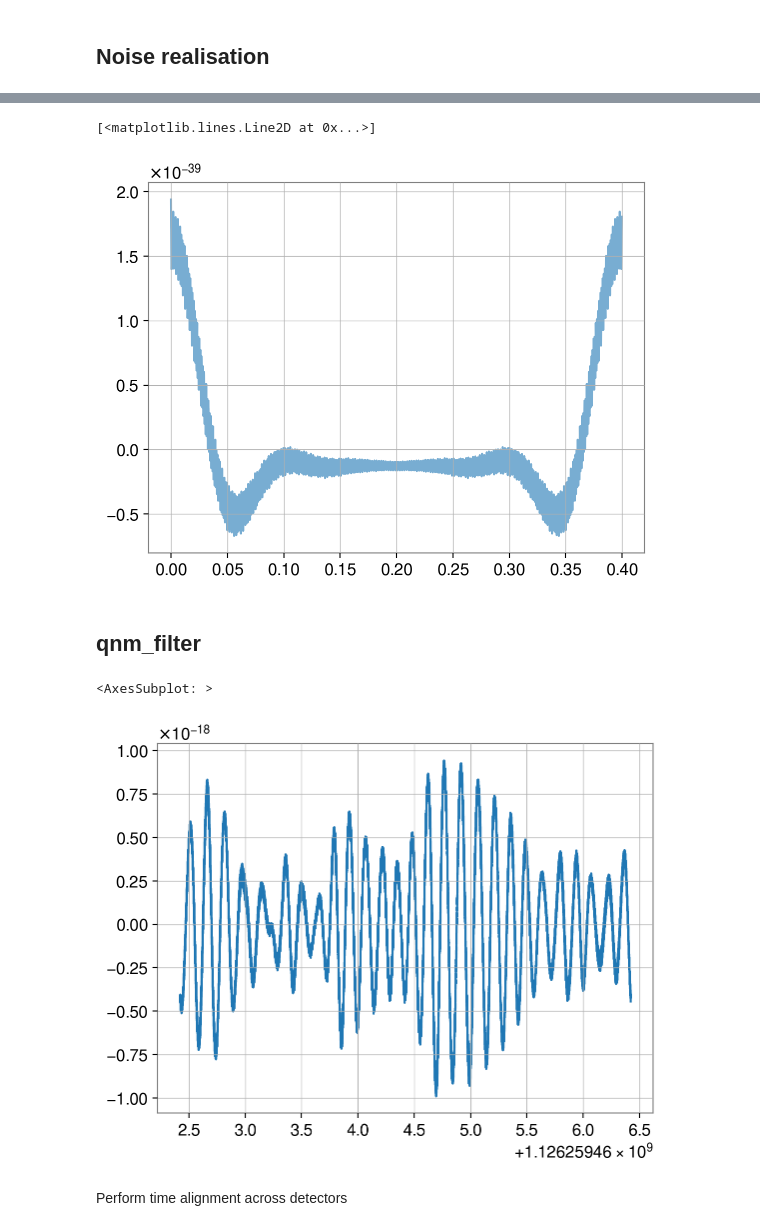
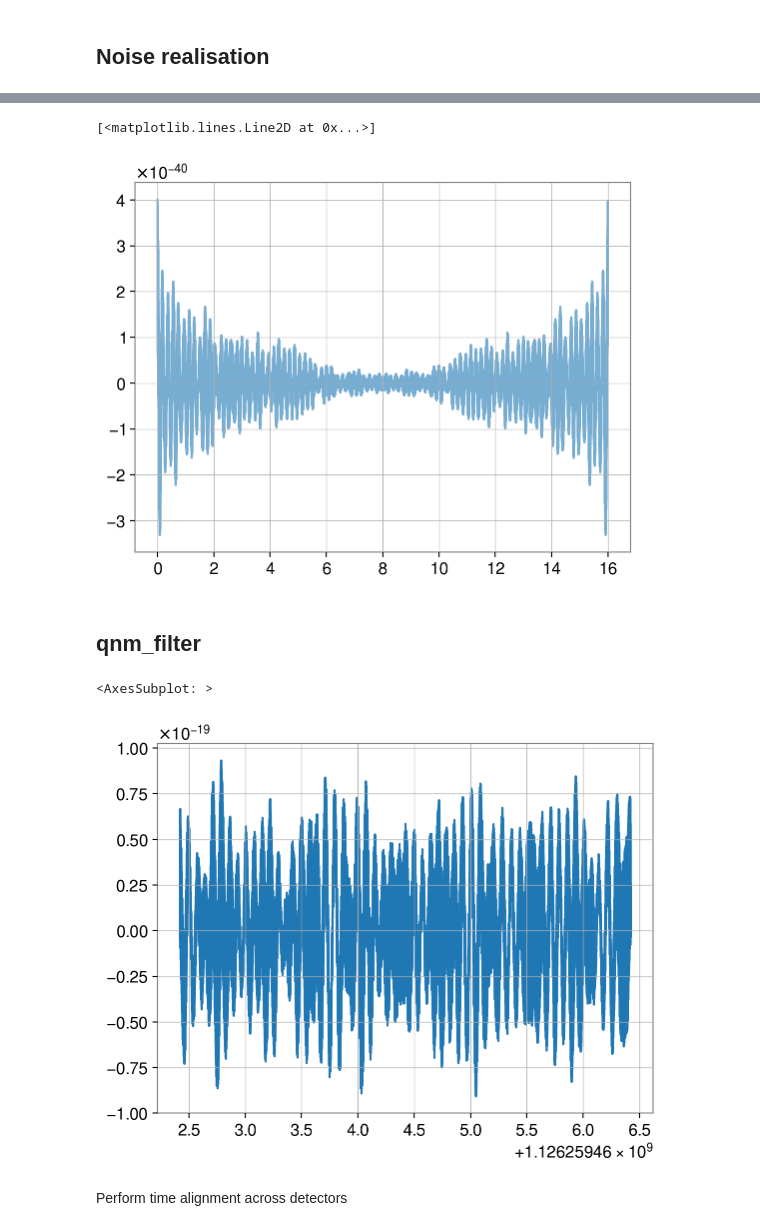
Before and after one commit to Lu-Neil/qnm_filter, a Jupyter notebook: code_demo/BF_hist/GW150914-like/GW150914-like noise-Copy1.ipynb, the cells around one changed output, grey strips where cells are left out. Cells and saved outputs as stored; diff of their text form; code cells hidden in the pictures.

```diff
--- a/code_demo/BF_hist/GW150914-like/GW150914-like noise-Copy1.ipynb
+++ b/code_demo/BF_hist/GW150914-like/GW150914-like noise-Copy1.ipynb
@@ -33,12 +33,7 @@ Load data
 fsamp = 4*4096
 delta_t = 1/fsamp
 t0 = 1126259462.423
-duration = 4
+duration = 16
 time = np.arange(duration*fsamp)*delta_t + t0
 
-data_psd = TimeSeries.read('H-H1_GWOSC_16KHZ_R1-1126259447-32.hdf5', format='hdf5.gwosc').psd()
+data_psd = TimeSeries.read('H-H1_GWOSC_16KHZ_R1-1126259447-32.hdf5', format='hdf5.gwosc').psd(fftlength=8)
-# %%
-lower_freq = 10
-fill_value = data_psd.value[abs(data_psd.frequencies.value-lower_freq).argmin()]
-idx = data_psd.frequencies.value<lower_freq
-data_psd.value[idx] = fill_value
@@ -50,5 +40,6 @@ pl.loglog(data_psd)
 # %%
 qnm_noise = qnm_filter.Noise(freq=data_psd.frequencies, psd=data_psd.value)
-ifo = qnm_filter.set_bilby_ifo(qnm_noise, sampling_frequency=fsamp, duration=duration, start_time=t0)
+ifo = qnm_filter.set_bilby_ifo(qnm_noise, sampling_frequency=fsamp, duration=duration, start_time=t0,
+                              minimum_frequency=10, maximum_frequency=2000)
 realisation = ifo.strain_data.time_domain_strain
-realisation_freq, realisation_psd = ss.welch(realisation, fs=fsamp, nperseg=0.1*duration*fsamp)
+realisation_freq, realisation_psd = ss.welch(realisation, fs=fsamp, nperseg=8*fsamp)
@@ -61,9 +101,9 @@ pl.loglog(realisation_freq, realisation_psd)
 # %%
-realisation_acf = 0.5*np.fft.irfft(realisation_psd) / delta_t
+realisation_acf = 0.5*np.fft.irfft(realisation_psd, duration*fsamp) / delta_t
 pl.plot(delta_t*np.arange(len(realisation_acf)), realisation_acf, alpha=0.6)
 # %% [output]
 [<matplotlib.lines.Line2D at 0x...>]
-[figure, old version]
+[figure, new version]
 # %% [markdown]
 ## qnm_filter
 # %%
@@ -83,7 +123,7 @@ fit.original_data['H1'] = qnm_filter.RealData(realisation, index=time, ifo='H1')
 fit.original_data['H1'].plot()
 # %% [output]
 <AxesSubplot: >
-[figure, old version]
+[figure, new version]
 # %% [markdown]
 Perform time alignment across detectors
 # %% [markdown]
```
Also changed, not shown: parts of 11 cells of this notebook, 9 other files.
